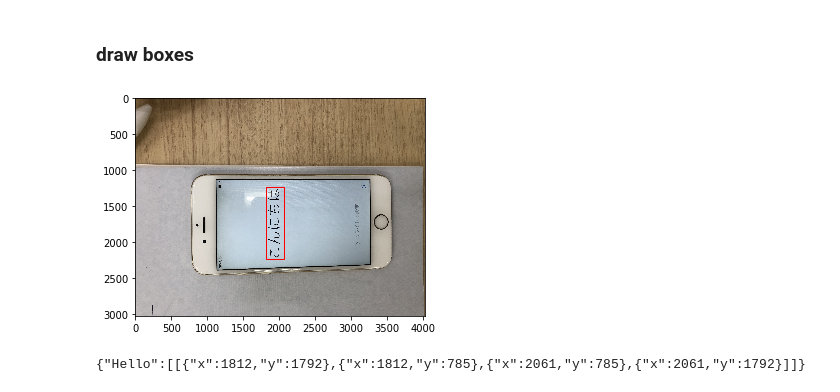
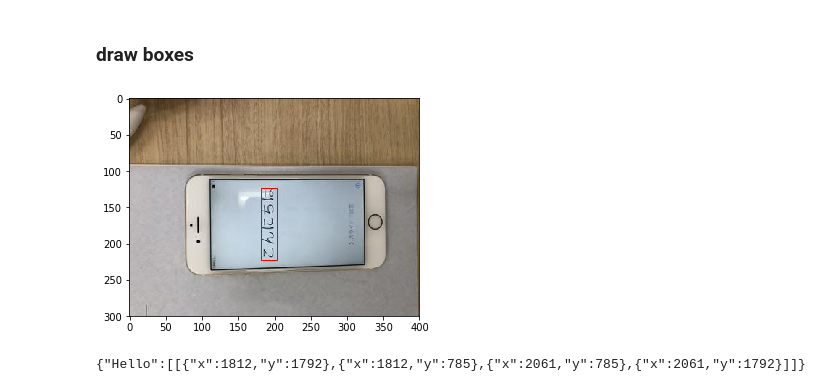
Before and after one commit to yueying-teng/hello_text_detection, a Jupyter notebook: process_labelbox_csv.ipynb, the cells around one changed output. Drawn from its saved outputs; the diff is of its cells as text; code cells hidden in the pictures.

Commit message:
resize images

```diff
--- a/process_labelbox_csv.ipynb
+++ b/process_labelbox_csv.ipynb
@@ -5,3 +5,5 @@ pwd
+# %%
+root = '/Users/yueying.teng/Documents/text_object_detection/'
 # %%
 import pandas as pd
 import numpy as np
@@ -150,28 +190,28 @@ Image.fromarray(draw_boxes('raccoon-1.jpg'))
 # %%
 import matplotlib.pyplot as plt
 import matplotlib.patches as patches
 
 
-one_dir = '/Users/yueyingteng/Documents/text_object_detection/images/IMG_0258.JPG'
+one_dir = root + 'images/IMG_0258.JPG'
 im = np.array(Image.open(one_dir), dtype=np.uint8)
 
 # Create figure and axes
 fig,ax = plt.subplots(1)
 
 # Display the image
 ax.imshow(im)
 
 # Create a Rectangle patch
 # rect = patches.Rectangle((1772, 1230), 2110 - 1772, 2280 - 1230,linewidth=1,edgecolor='r',facecolor='none')
-rect = patches.Rectangle((1812, 1232), 2061 - 1812, 2239 - 1232,linewidth=1,edgecolor='r',facecolor='none')
+rect = patches.Rectangle((181, 123), 203 - 181, 222 - 123,linewidth=1,edgecolor='r',facecolor='none')
 
 
 # Add the patch to the Axes
 ax.add_patch(rect)
 
 plt.show()
 # %% [output]
-[figure, old version]
+[figure, new version]
 # %%
 string = df['label'].iloc[0]
 print (string)
```
Also changed, not shown: parts of 14 cells of this notebook.
